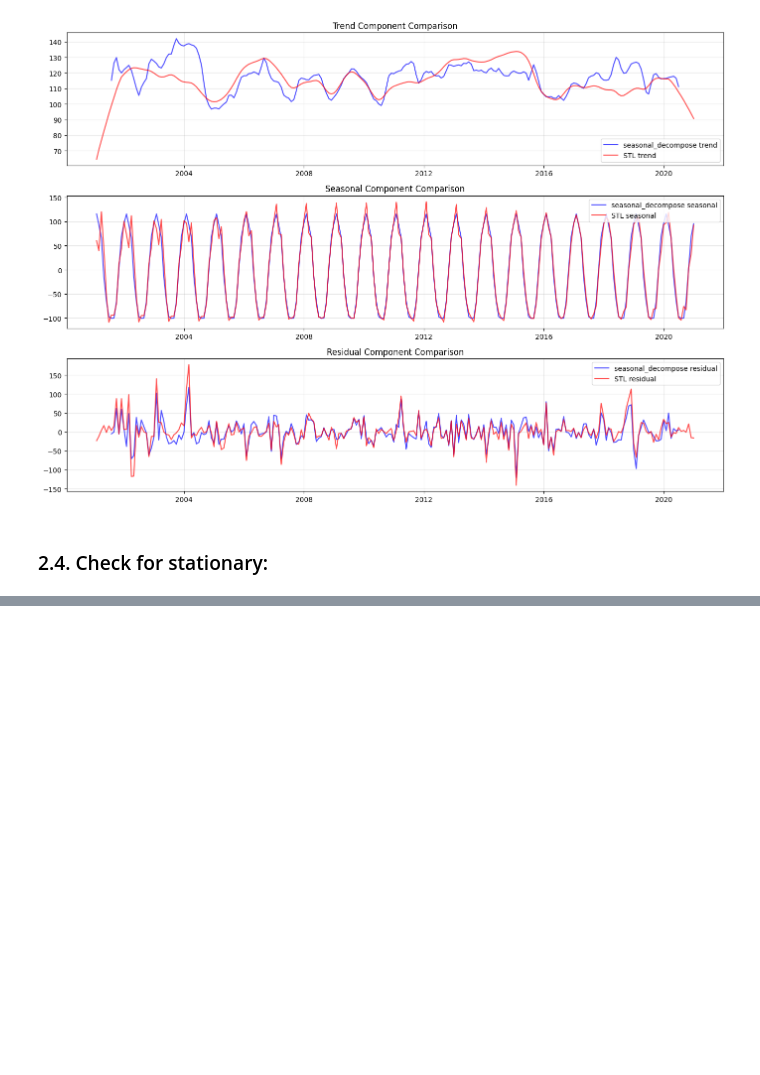
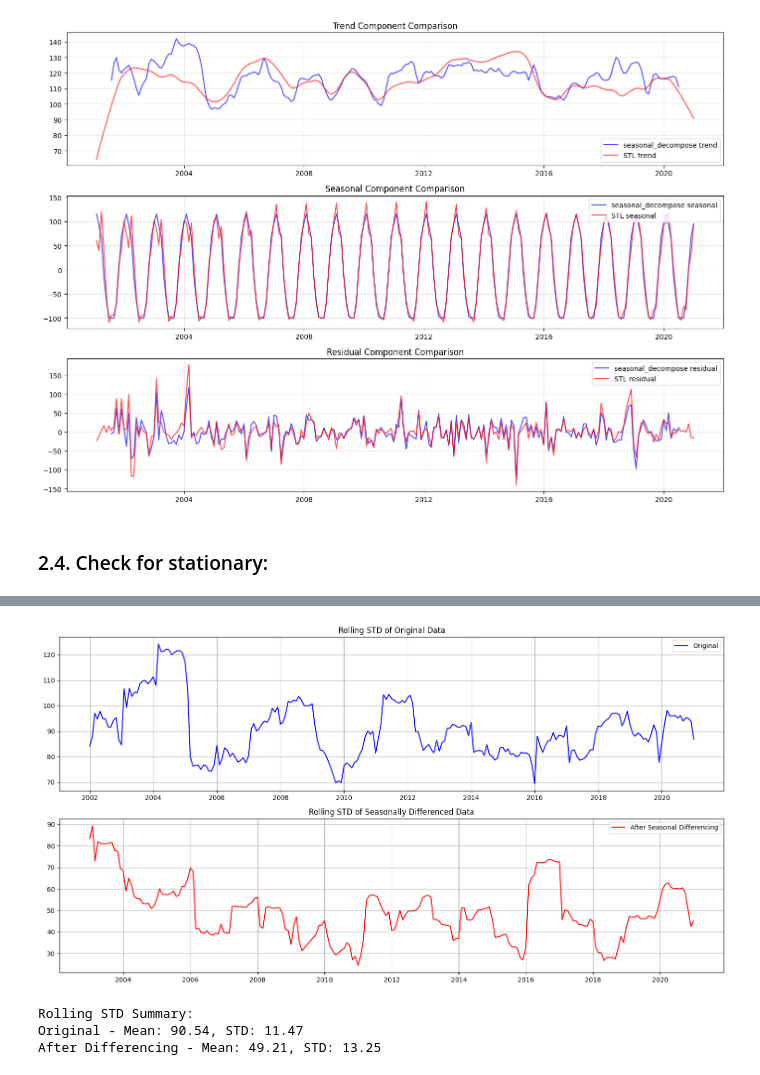
Before and after one commit to Kizza2014/time_series_climate_weather_surface_of_Brazil, a Jupyter notebook: analysis.ipynb, the cells around one changed output, grey strips where cells are left out. Drawn from its saved outputs; the diff is of its cells as text; code cells hidden in the pictures; blank space fills up the shorter version.

```diff
--- a/analysis.ipynb
+++ b/analysis.ipynb
@@ -500,0 +526,39 @@ Bác bỏ H0: Dữ liệu là dừng
+# %%
+# Create a new cell and add this code:
+# Calculate seasonal difference
+seasonal_diff = data['prcp'] - data['prcp'].shift(12)
+seasonal_diff = seasonal_diff.dropna()
+
+# Plot comparison
+plt.figure(figsize=(15, 8))
+
+# Original rolling STD
+plt.subplot(211)
+plt.plot(data.index, data['prcp'].rolling(window=12).std(),
+         label='Original', color='blue')
+plt.title('Rolling STD of Original Data')
+plt.legend()
+plt.grid(True)
+
+# Seasonal difference rolling STD
+plt.subplot(212)
+plt.plot(seasonal_diff.index, seasonal_diff.rolling(window=12).std(),
+         label='After Seasonal Differencing', color='red')
+plt.title('Rolling STD of Seasonally Differenced Data')
+plt.legend()
+plt.grid(True)
+
+plt.tight_layout()
+plt.show()
+
+# Print summary statistics
+print("\nRolling STD Summary:")
+print(f"Original - Mean: {data['prcp'].rolling(window=12).std().mean():.2f}, "
+      f"STD: {data['prcp'].rolling(window=12).std().std():.2f}")
+print(f"After Differencing - Mean: {seasonal_diff.rolling(window=12).std().mean():.2f}, "
+      f"STD: {seasonal_diff.rolling(window=12).std().std():.2f}")
+# %% [output]
+[figure, added]
+Rolling STD Summary:
+Original - Mean: 90.54, STD: 11.47
+After Differencing - Mean: 49.21, STD: 13.25
```
Also changed, not shown: parts of 13 cells of this notebook, 6 other files.
